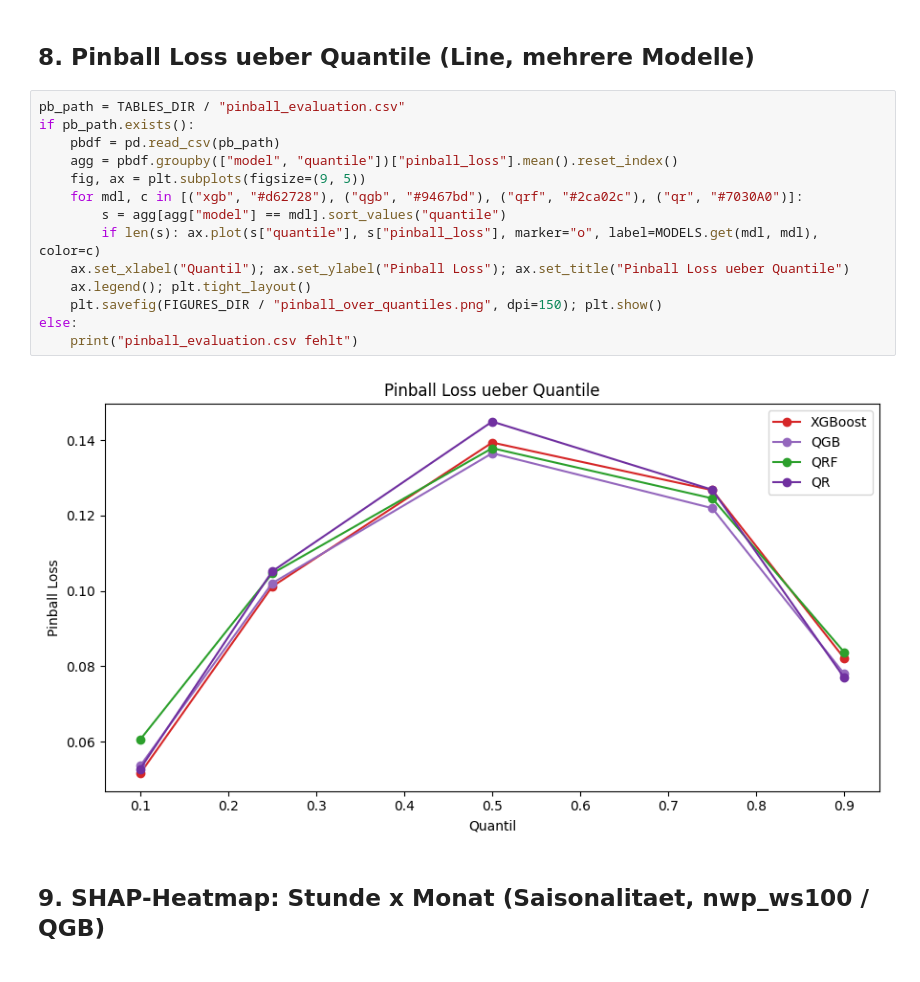
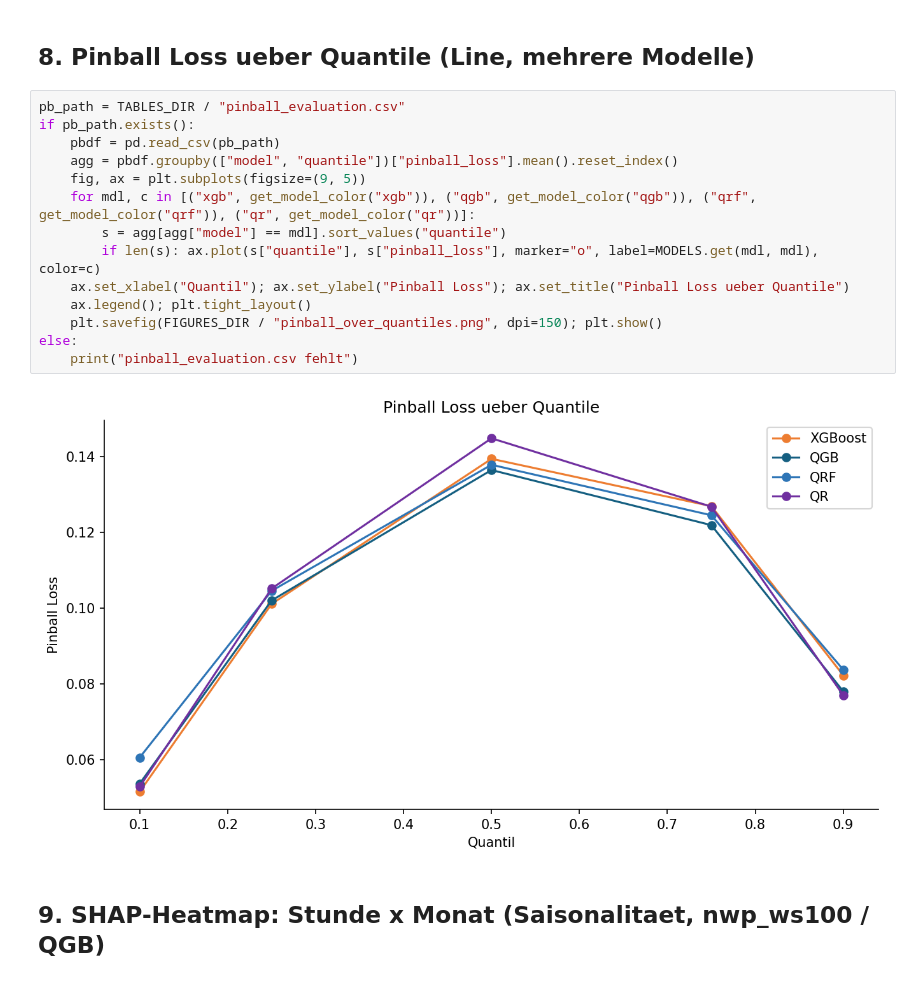
Before and after one commit to noahweis-uni/wind_bidding_project, a Jupyter notebook: notebooks/05_xai_analysis.ipynb, the cells around one changed output. Saved outputs shown, nothing was run; the diff lists cells and outputs as text.

```diff
--- a/notebooks/05_xai_analysis.ipynb
+++ b/notebooks/05_xai_analysis.ipynb
@@ -208,19 +211,19 @@ QR: v^3-Term dominiert, Effekt waechst q10->q90
 # %%
 pb_path = TABLES_DIR / "pinball_evaluation.csv"
 if pb_path.exists():
     pbdf = pd.read_csv(pb_path)
     agg = pbdf.groupby(["model", "quantile"])["pinball_loss"].mean().reset_index()
     fig, ax = plt.subplots(figsize=(9, 5))
-    for mdl, c in [("xgb", "#d62728"), ("qgb", "#9467bd"), ("qrf", "#2ca02c"), ("qr", "#7030A0")]:
+    for mdl, c in [("xgb", get_model_color("xgb")), ("qgb", get_model_color("qgb")), ("qrf", get_model_color("qrf")), ("qr", get_model_color("qr"))]:
         s = agg[agg["model"] == mdl].sort_values("quantile")
         if len(s): ax.plot(s["quantile"], s["pinball_loss"], marker="o", label=MODELS.get(mdl, mdl), color=c)
     ax.set_xlabel("Quantil"); ax.set_ylabel("Pinball Loss"); ax.set_title("Pinball Loss ueber Quantile")
     ax.legend(); plt.tight_layout()
     plt.savefig(FIGURES_DIR / "pinball_over_quantiles.png", dpi=150); plt.show()
 else:
     print("pinball_evaluation.csv fehlt")
 # %% [output]
-[figure, old version]
+[figure, new version]
 # %% [markdown]
 ## 9. SHAP-Heatmap: Stunde x Monat (Saisonalitaet, nwp_ws100 / QGB)
 # %%
```
Also changed, not shown: parts of 20 cells of this notebook.
